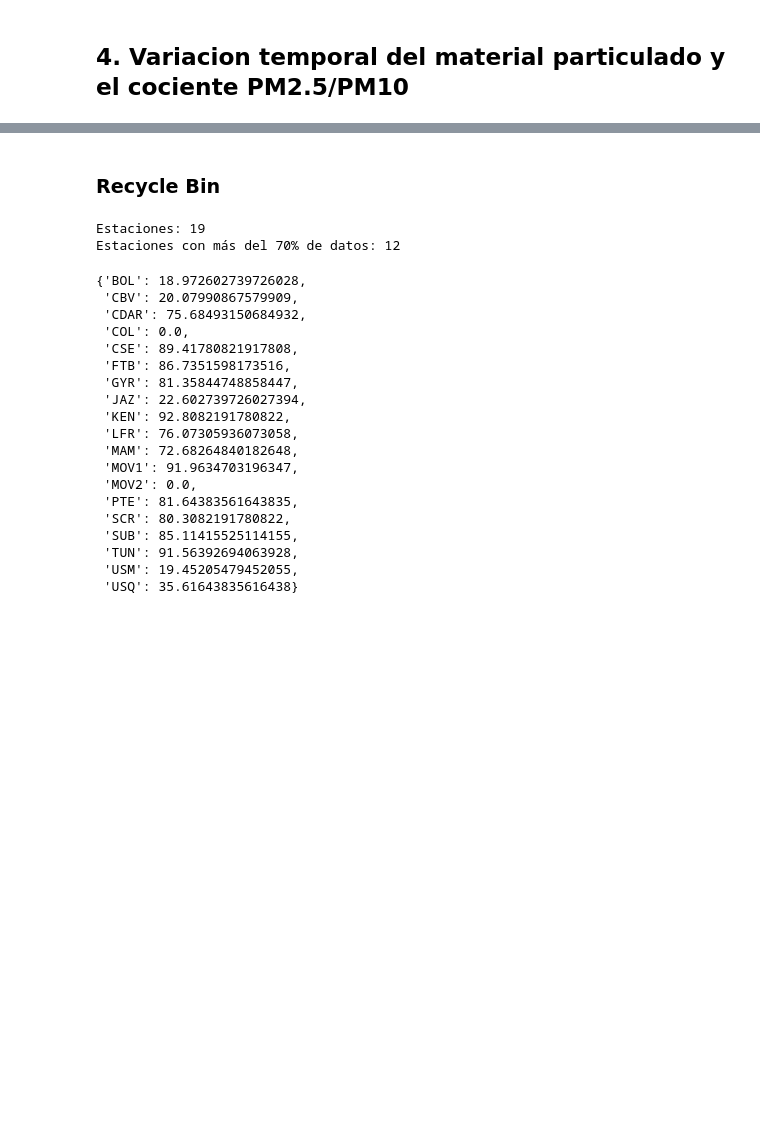
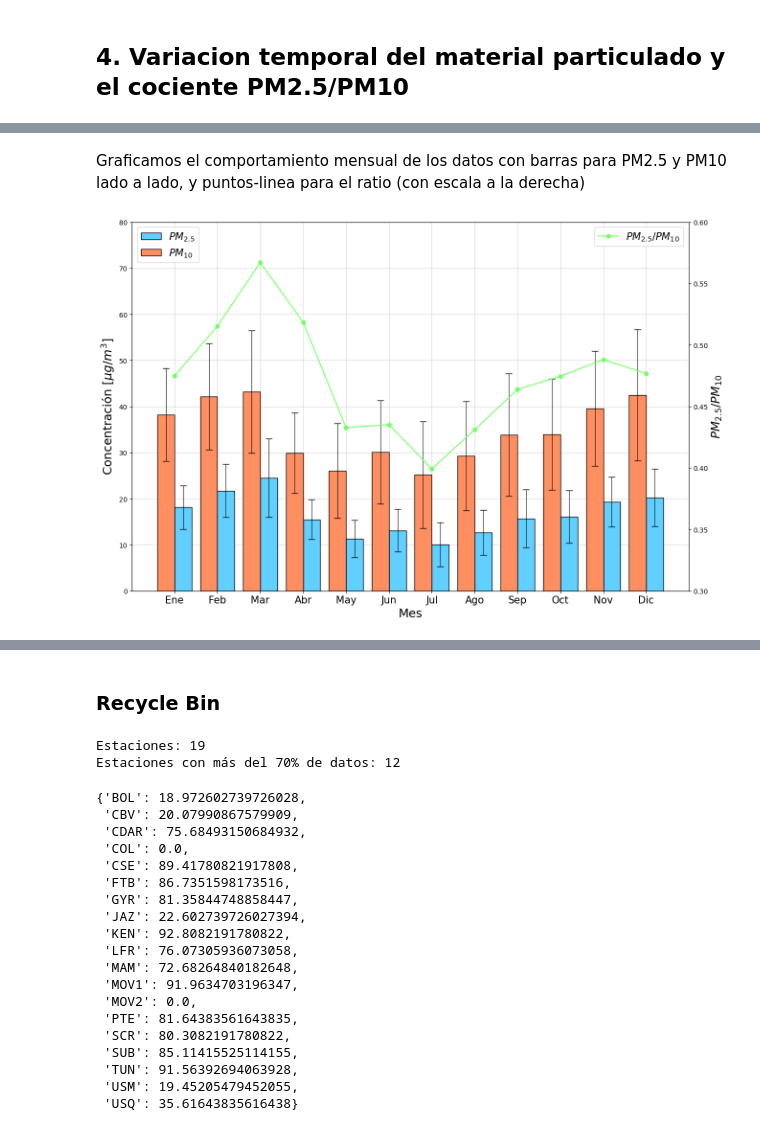
Before and after one commit to XaxaSM/PM-Distribution-Project, a Jupyter notebook: code/ratio_clasification.ipynb, the cells around one changed output, grey strips where cells are left out. Drawn from its saved outputs; the diff is of its cells as text; code cells hidden in the pictures; blank space fills up the shorter version.

```diff
--- a/code/ratio_clasification.ipynb
+++ b/code/ratio_clasification.ipynb
@@ -631,0 +641,51 @@ plt.savefig("../data/results/corelaciones.png", dpi=300, bbox_inches="tight")
+# %%
+# hacemos un DataFrame para PM2.5 y PM10 de todas las estaciones de todos los años
+pm25 = pd.DataFrame()
+pm10 = pd.DataFrame()
+
+# hacemos un loop para cada año ingresando todos los datos de cada estación
+for i,j in [(datos_2020, estaciones_2020), (datos_2021, estaciones_2021), (datos_2022, estaciones_2022)]:
+    for k in j:
+        # concatenamos los datos de cada estación
+        pm25 = pd.concat([pm25, i[k]["PM2.5"].resample("M").mean().reset_index(drop=True)[0:12]] , axis=1)
+        pm10 = pd.concat([pm10, i[k]["PM10"].resample("M").mean().reset_index(drop=True)[0:12]] , axis=1)
+
+# hacemos un DataFrame con los datos mensuales de PM2.5 y PM10 de todo el conjunto y sus desviaciones estándar
+datos_mensual = pd.DataFrame({"PM2.5": pm25.mean(axis=1), "PM10": pm10.mean(axis=1), "PM2.5_std": pm25.std(axis=1), "PM10_std": pm10.std(axis=1)})
+# %% [markdown]
+Graficamos el comportamiento mensual de los datos con barras para PM2.5 y PM10 lado a lado, y puntos-linea para el ratio (con escala a la derecha)
+# %%
+# creamos la figura
+plt.figure(figsize=(15, 10))
+
+# graficamos los datos PM2.5 y PM10 con su desviación estándar
+plt.bar((datos_mensual.index+1)+0.2, datos_mensual["PM2.5"], color="#61cfff", edgecolor="black", label=r"$PM_{2.5}$", width=0.4)
+plt.bar((datos_mensual.index+1)-0.2, datos_mensual["PM10"], color="#ff8f61", edgecolor="black", label=r"$PM_{10}$", width=0.4)
+plt.errorbar((datos_mensual.index+1+0.2), datos_mensual["PM2.5"], yerr=datos_mensual["PM2.5_std"], fmt="none", ecolor="black", capsize=5, linewidth=.8)
+plt.errorbar((datos_mensual.index+1-0.2), datos_mensual["PM10"], yerr=datos_mensual["PM10_std"], fmt="none", ecolor="black", capsize=5, linewidth=.8)
+
+# añadimos los labels
+plt.legend(fontsize=15, loc="upper left")
+plt.xlabel("Mes", fontsize=18)
+plt.ylabel(r"Concentración $[\mu g / m^3]$", fontsize=18)
+plt.ylim(0, 80)
+plt.xticks(np.arange(1, 13), ["Ene", "Feb", "Mar", "Abr", "May", "Jun", "Jul", "Ago", "Sep", "Oct", "Nov", "Dic"], fontsize=15)
+plt.grid(alpha=0.5)
+plt.gca().set_axisbelow(True)
+
+# graficamos el ratio
+plt.twinx() # creamos un segundo eje y
+plt.plot(datos_mensual.index+1, datos_mensual["PM2.5"]/datos_mensual["PM10"], "o-", color="#71ff61", label=r"$PM_{2.5}/PM_{10}$")
+
+# añadimos los labels
+plt.ylabel(r"$PM_{2.5}/PM_{10}$", fontsize=18)
+plt.ylim(0.3, 0.6)
+plt.legend(fontsize=15)
+
+# guardamos la imagen
+plt.savefig("../data/results/comportamiento_mensual.png", dpi=300, bbox_inches="tight")
+
+# mostramos la imagen
+plt.show()
+# %% [output]
+[figure, added]
```
Also changed, not shown: parts of 6 cells of this notebook, 3 other files.
